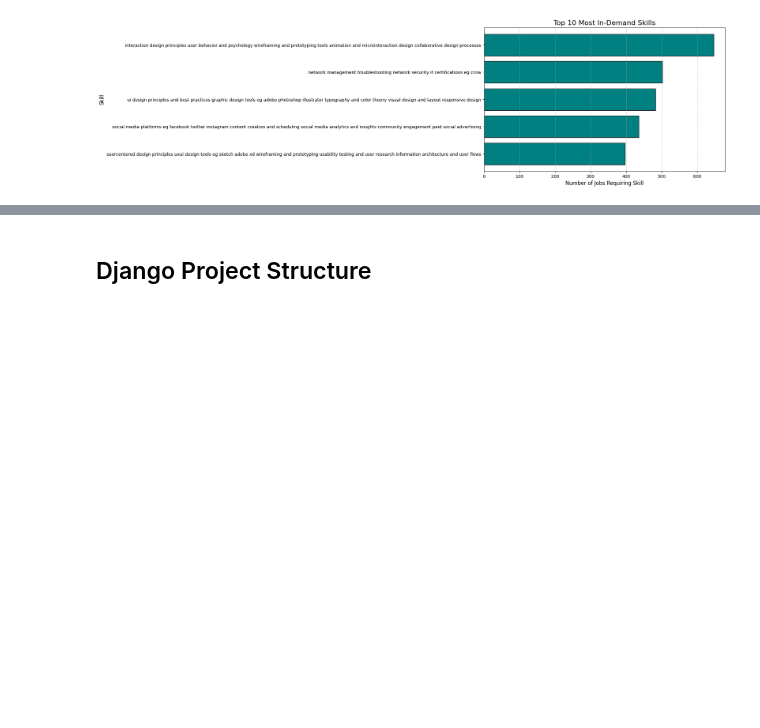
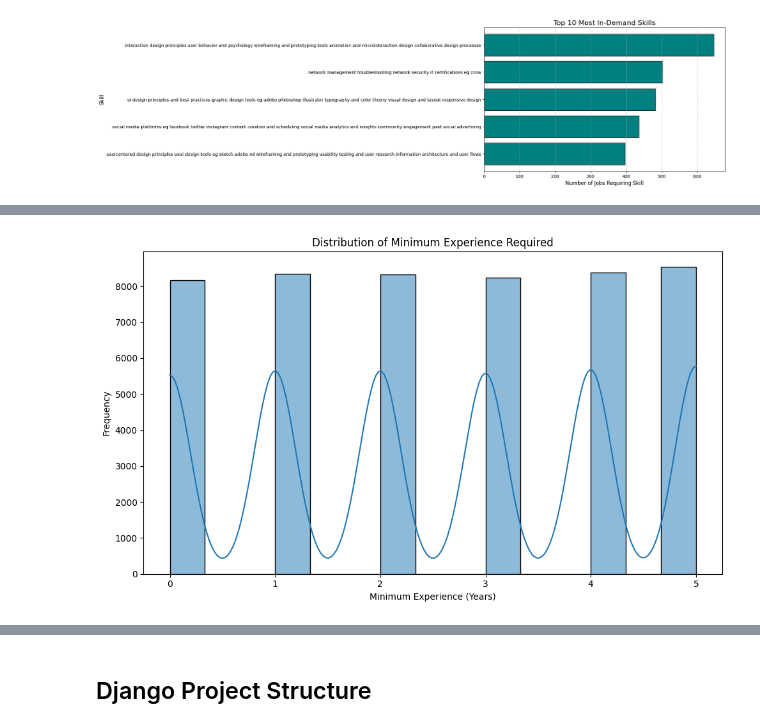
Before and after one commit to vkigen/dsc-phase4-project-group5, a Jupyter notebook: index.ipynb, the cells around one changed output, grey strips where cells are left out. Cells and saved outputs as stored; diff of their text form; code cells hidden in the pictures; blank space fills up the shorter version.

```diff
--- a/index.ipynb
+++ b/index.ipynb
@@ -34,4 +33,5 @@ import warnings
 warnings.filterwarnings('ignore')
 # %%
 #Loading the dataset
-df = pd.read_csv('data/dataset_first_50k.csv', low_memory=False)
+df = pd.read_csv('dataset_first_50k.csv', low_memory=False)
+df.head()
@@ -450,0 +471,11 @@ plt.show()
+# %%
+# plotting a histogram
+plt.figure(figsize=(10, 6))
+sns.histplot(df['min_experience'], kde=True, bins=15)
+plt.title('Distribution of Minimum Experience Required')
+plt.xlabel('Minimum Experience (Years)')
+plt.ylabel('Frequency')
+plt.tight_layout()
+plt.show()
+# %% [output]
+[figure, added]
```
Also changed, not shown: parts of 16 cells of this notebook.
